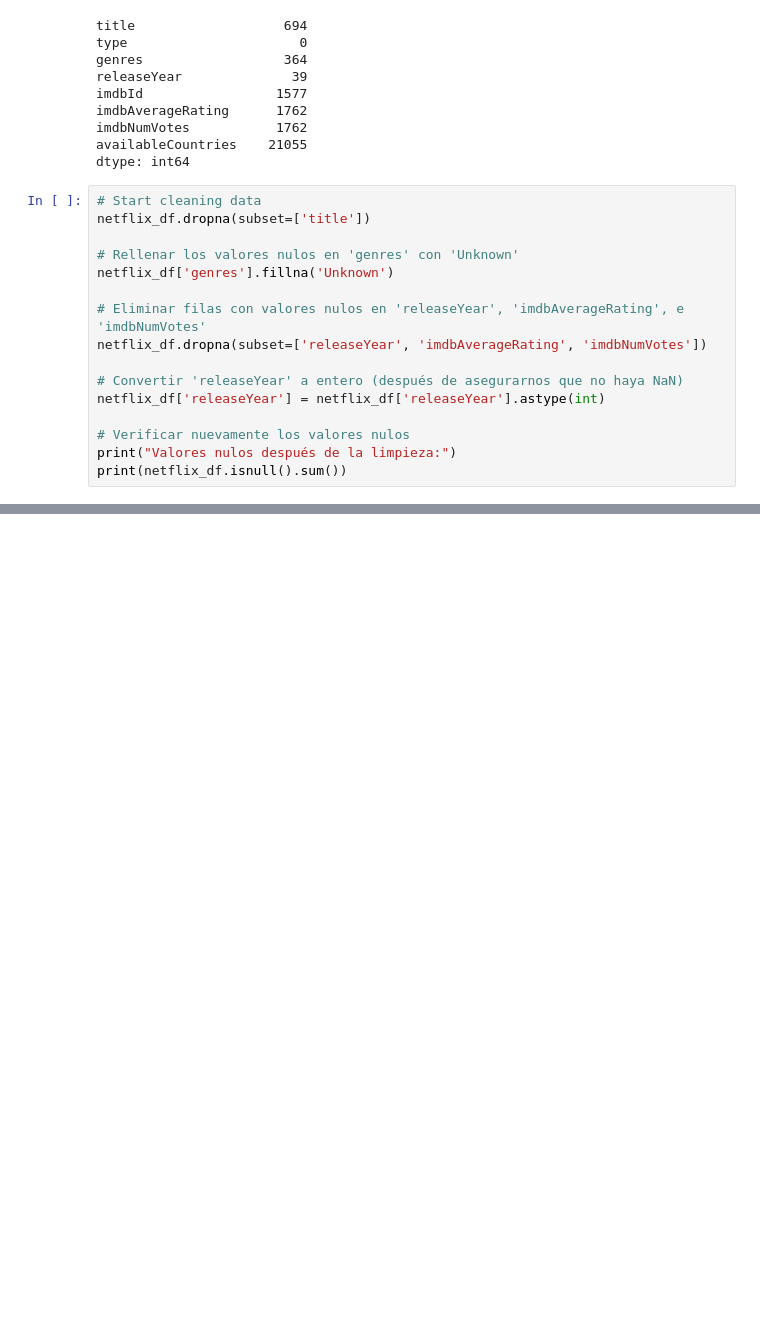
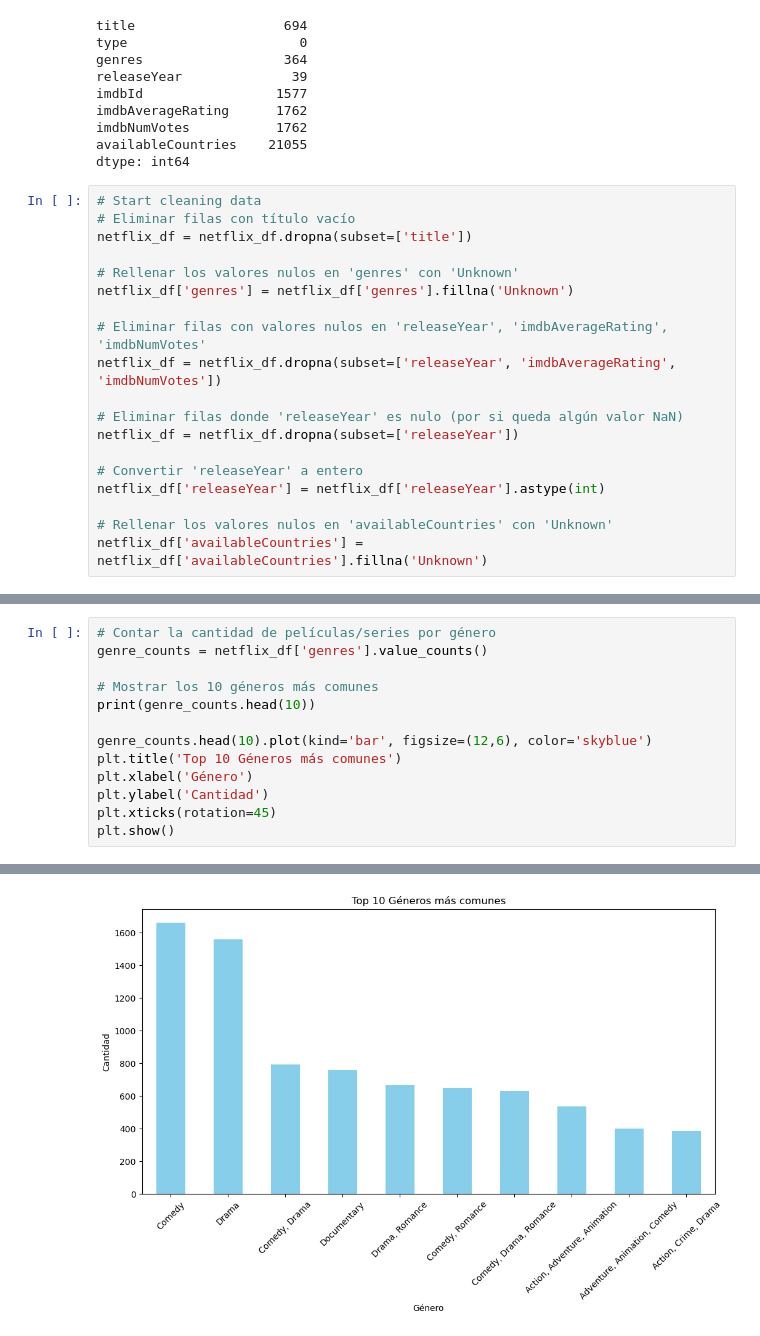
Before and after one commit to ferrpm/netflix-recommender, a Jupyter notebook: movie_series_recommender.ipynb, the cells around one changed output, grey strips where cells are left out. Drawn from its saved outputs; the diff is of its cells as text; blank space fills up the shorter version.

```diff
--- a/movie_series_recommender.ipynb
+++ b/movie_series_recommender.ipynb
@@ -57,17 +57,20 @@ availableCountries    21055
 dtype: int64
 # %%
 # Start cleaning data
-netflix_df.dropna(subset=['title'])
+# Eliminar filas con título vacío
+netflix_df = netflix_df.dropna(subset=['title'])
 
 # Rellenar los valores nulos en 'genres' con 'Unknown'
-netflix_df['genres'].fillna('Unknown')
+netflix_df['genres'] = netflix_df['genres'].fillna('Unknown')
 
-# Eliminar filas con valores nulos en 'releaseYear', 'imdbAverageRating', e 'imdbNumVotes'
-netflix_df.dropna(subset=['releaseYear', 'imdbAverageRating', 'imdbNumVotes'])
+# Eliminar filas con valores nulos en 'releaseYear', 'imdbAverageRating', 'imdbNumVotes'
+netflix_df = netflix_df.dropna(subset=['releaseYear', 'imdbAverageRating', 'imdbNumVotes'])
 
-# Convertir 'releaseYear' a entero (después de asegurarnos que no haya NaN)
+# Eliminar filas donde 'releaseYear' es nulo (por si queda algún valor NaN)
+netflix_df = netflix_df.dropna(subset=['releaseYear'])
+
+# Convertir 'releaseYear' a entero
 netflix_df['releaseYear'] = netflix_df['releaseYear'].astype(int)
 
-# Verificar nuevamente los valores nulos
-print("Valores nulos después de la limpieza:")
-print(netflix_df.isnull().sum())
+# Rellenar los valores nulos en 'availableCountries' con 'Unknown'
+netflix_df['availableCountries'] = netflix_df['availableCountries'].fillna('Unknown')
@@ -75,0 +132,14 @@ IntCastingNaNError: Cannot convert non-finite values (NA or inf) to integer
+# %%
+# Contar la cantidad de películas/series por género
+genre_counts = netflix_df['genres'].value_counts()
+
+# Mostrar los 10 géneros más comunes
+print(genre_counts.head(10))
+
+genre_counts.head(10).plot(kind='bar', figsize=(12,6), color='skyblue')
+plt.title('Top 10 Géneros más comunes')
+plt.xlabel('Género')
+plt.ylabel('Cantidad')
+plt.xticks(rotation=45)
+plt.show()
+# %% [output]
@@ -75,0 +158 @@ IntCastingNaNError: Cannot convert non-finite values (NA or inf) to integer
+[figure, added]
```
Also changed, not shown: parts of 7 cells of this notebook.
